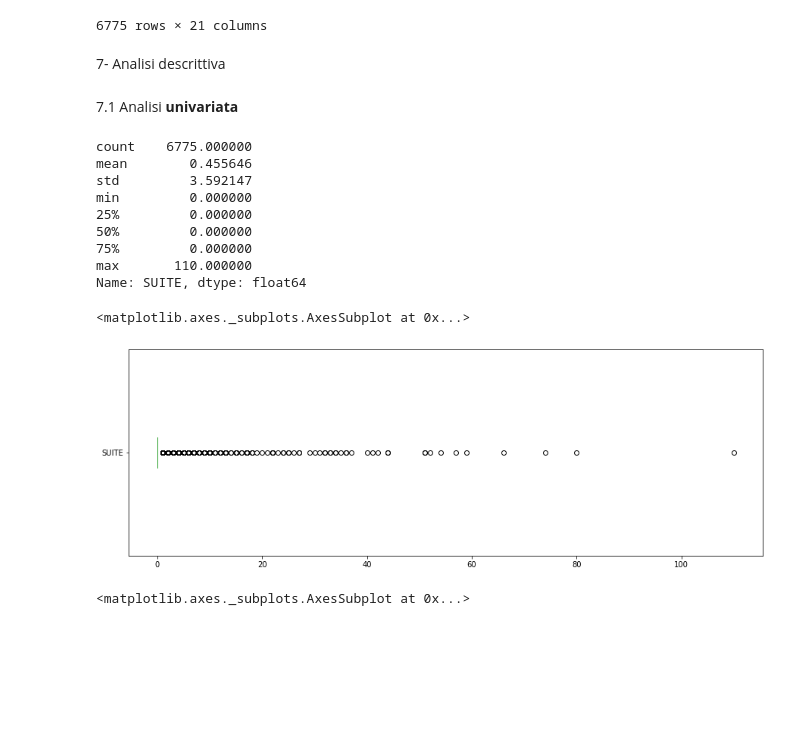
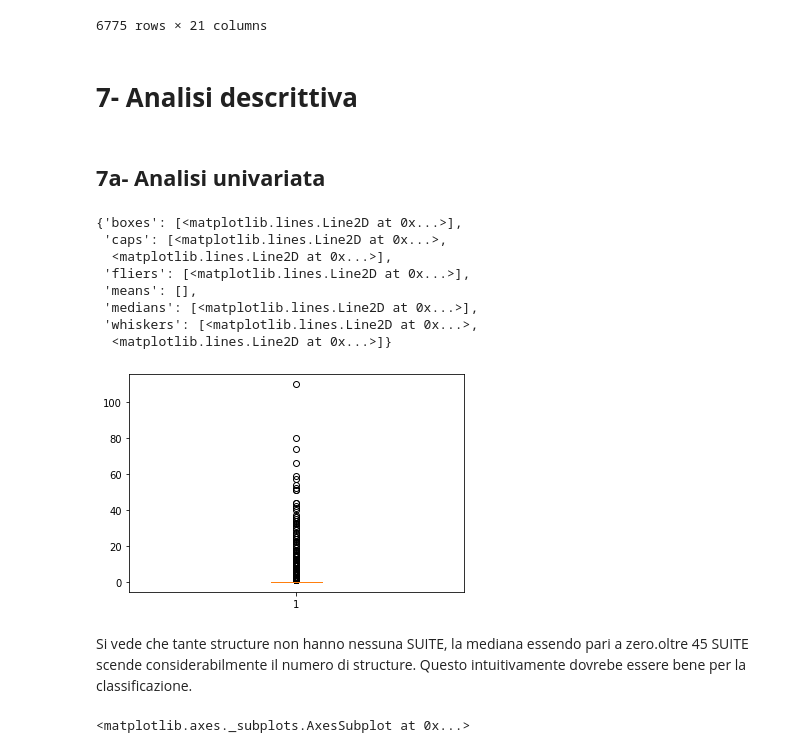
Before and after one commit to foster333/busta, a Jupyter notebook: iscsdatascience_analysis.ipynb, the cells around one changed output. Drawn from its saved outputs; the diff is of its cells as text; code cells hidden in the pictures; blank space fills up the shorter version.

```diff
--- a/iscsdatascience_analysis.ipynb
+++ b/iscsdatascience_analysis.ipynb
@@ -201,24 +201,24 @@ df
 | 6774 | SO | CAMPODOLCINO | 4 | 0 | 20 | 4 | 0 | 0.0 | 0.0 | ... |
 6775 rows × 21 columns
 # %% [markdown]
-7- Analisi descrittiva
+# **7-** **Analisi descrittiva**
 # %% [markdown]
-7.1 Analisi **univariata**
+## **7a-** **Analisi** **univariata**
-# %%
-print(df.SUITE.describe())
-df.SUITE.plot(kind= "box", vert= False, figsize=(15, 5))
-# %% [output]
-count    6775.000000
-mean        0.455646
-std         3.592147
-min         0.000000
-25%         0.000000
-50%         0.000000
-75%         0.000000
-max       110.000000
-Name: SUITE, dtype: float64
-<matplotlib.axes._subplots.AxesSubplot at 0x...>
-[figure, removed]
+# %%
+#print(df.SUITE.describe())
+plt.boxplot(df.SUITE)
+# %% [output]
+{'boxes': [<matplotlib.lines.Line2D at 0x...>],
+ 'caps': [<matplotlib.lines.Line2D at 0x...>,
+  <matplotlib.lines.Line2D at 0x...>],
+ 'fliers': [<matplotlib.lines.Line2D at 0x...>],
+ 'means': [],
+ 'medians': [<matplotlib.lines.Line2D at 0x...>],
+ 'whiskers': [<matplotlib.lines.Line2D at 0x...>,
+  <matplotlib.lines.Line2D at 0x...>]}
+[figure, added]
+# %% [markdown]
+Si vede che tante structure non hanno nessuna SUITE, la mediana essendo pari a zero.oltre 45 SUITE scende considerabilmente il numero di structure. Questo intuitivamente dovrebe essere bene per la classificazione.
 # %%
 df.LETTI.plot(kind= "box", vert= False, figsize=(15, 5))
 # %% [output]
```
Also changed, not shown: parts of 35 cells of this notebook.
